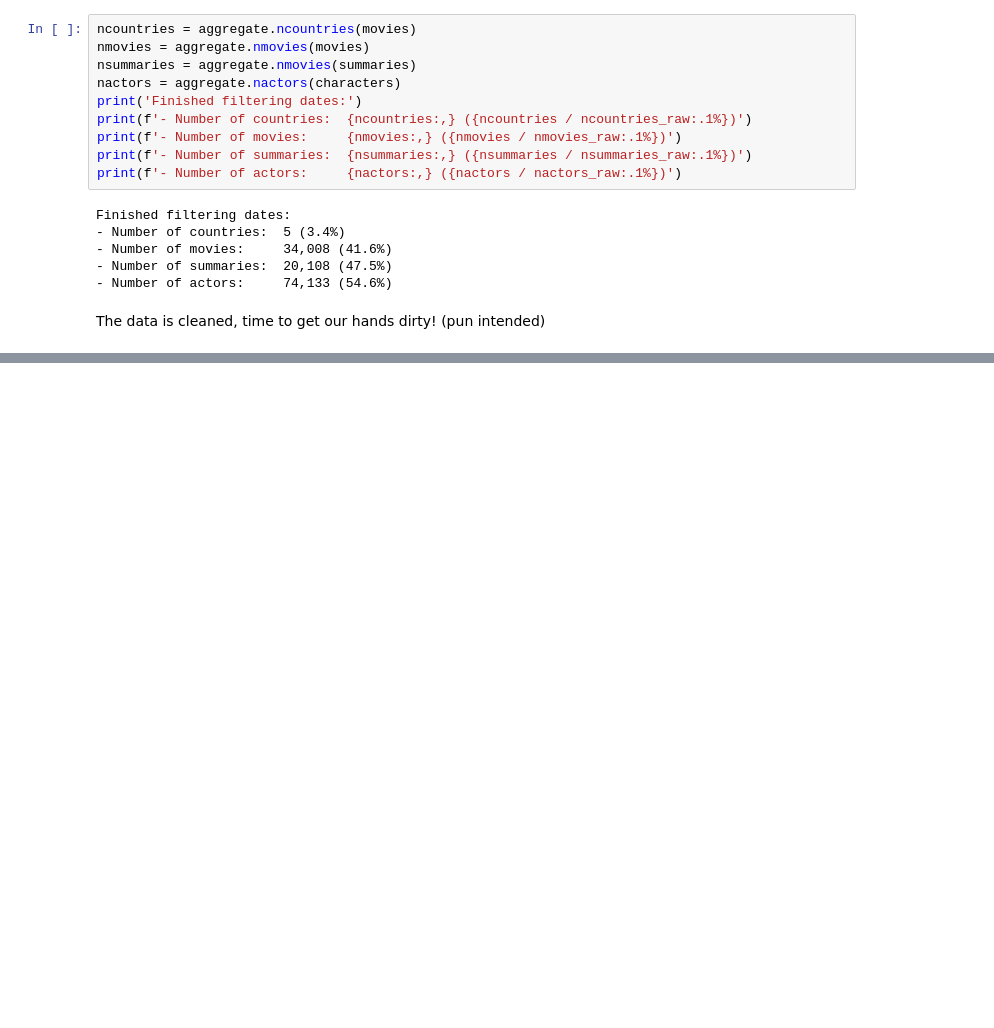
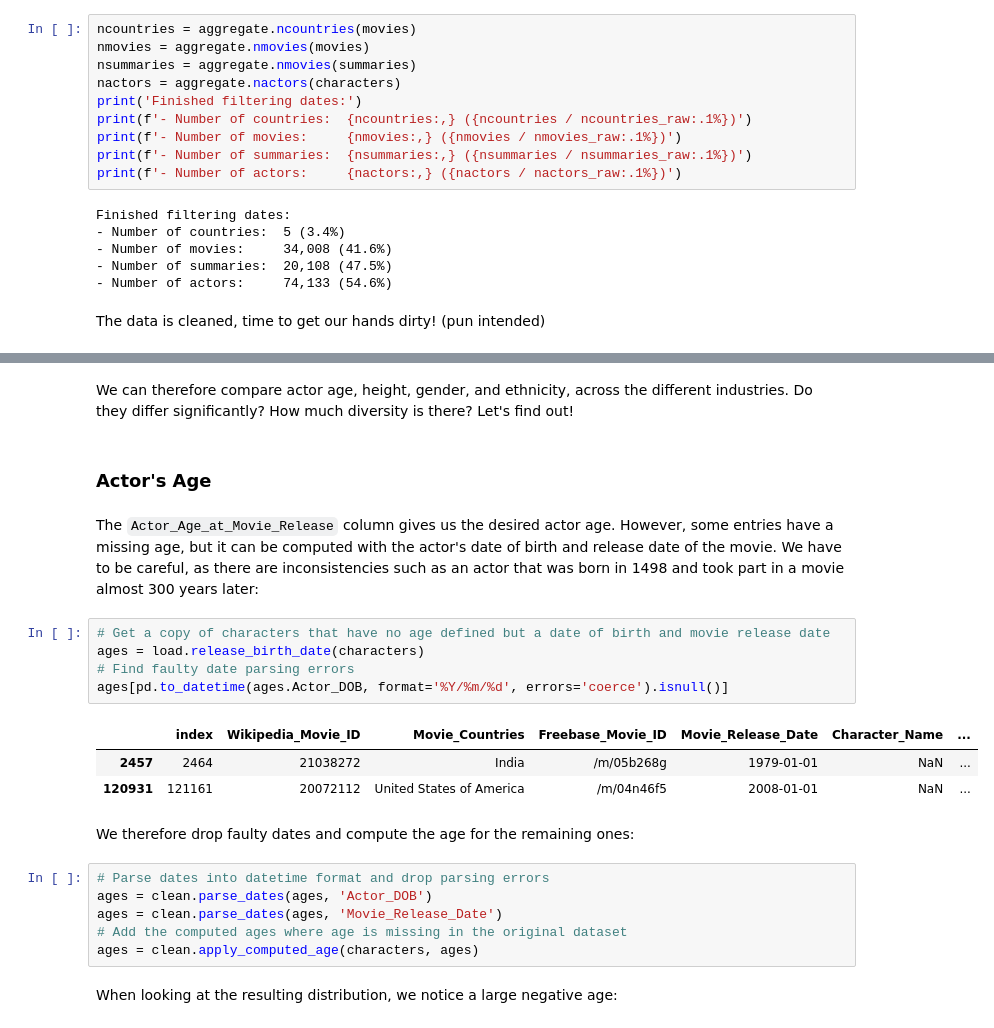
Before and after one commit to epfl-ada/ada-2022-project-robopros, a Jupyter notebook: notebooks/milestone3.ipynb, the cells around one changed output, grey strips where cells are left out. Cells and saved outputs as stored; diff of their text form; blank space fills up the shorter version.

```diff
--- a/notebooks/milestone3.ipynb
+++ b/notebooks/milestone3.ipynb
@@ -248,0 +261,28 @@ The data is cleaned, time to get our hands dirty! (pun intended)
+# %% [markdown]
+We can therefore compare actor age, height, gender, and ethnicity, across the different industries.
+Do they differ significantly? How much diversity is there? Let's find out!
+# %% [markdown]
+### Actor's Age
+# %% [markdown]
+The `Actor_Age_at_Movie_Release` column gives us the desired actor age.
+However, some entries have a missing age, but it can be computed with the actor's date of birth and release date of the movie.
+We have to be careful, as there are inconsistencies such as an actor that was born in 1498 and took part in a movie almost 300 years later:
+# %%
+# Get a copy of characters that have no age defined but a date of birth and movie release date
+ages = load.release_birth_date(characters)
+# Find faulty date parsing errors
+ages[pd.to_datetime(ages.Actor_DOB, format='%Y/%m/%d', errors='coerce').isnull()]
+# %% [output]
+|  | index | Wikipedia_Movie_ID | Movie_Countries | Freebase_Movie_ID | Movie_Release_Date | Character_Name | ... |
+| 2457 | 2464 | 21038272 | India | /m/05b268g | 1979-01-01 | NaN | ... |
+| 120931 | 121161 | 20072112 | United States of America | /m/04n46f5 | 2008-01-01 | NaN | ... |
+# %% [markdown]
+We therefore drop faulty dates and compute the age for the remaining ones:
+# %%
+# Parse dates into datetime format and drop parsing errors
+ages = clean.parse_dates(ages, 'Actor_DOB')
+ages = clean.parse_dates(ages, 'Movie_Release_Date')
+# Add the computed ages where age is missing in the original dataset
+ages = clean.apply_computed_age(characters, ages)
+# %% [markdown]
+When looking at the resulting distribution, we notice a large negative age:
```
Also changed, not shown: parts of 20 cells of this notebook, 1 other file.
